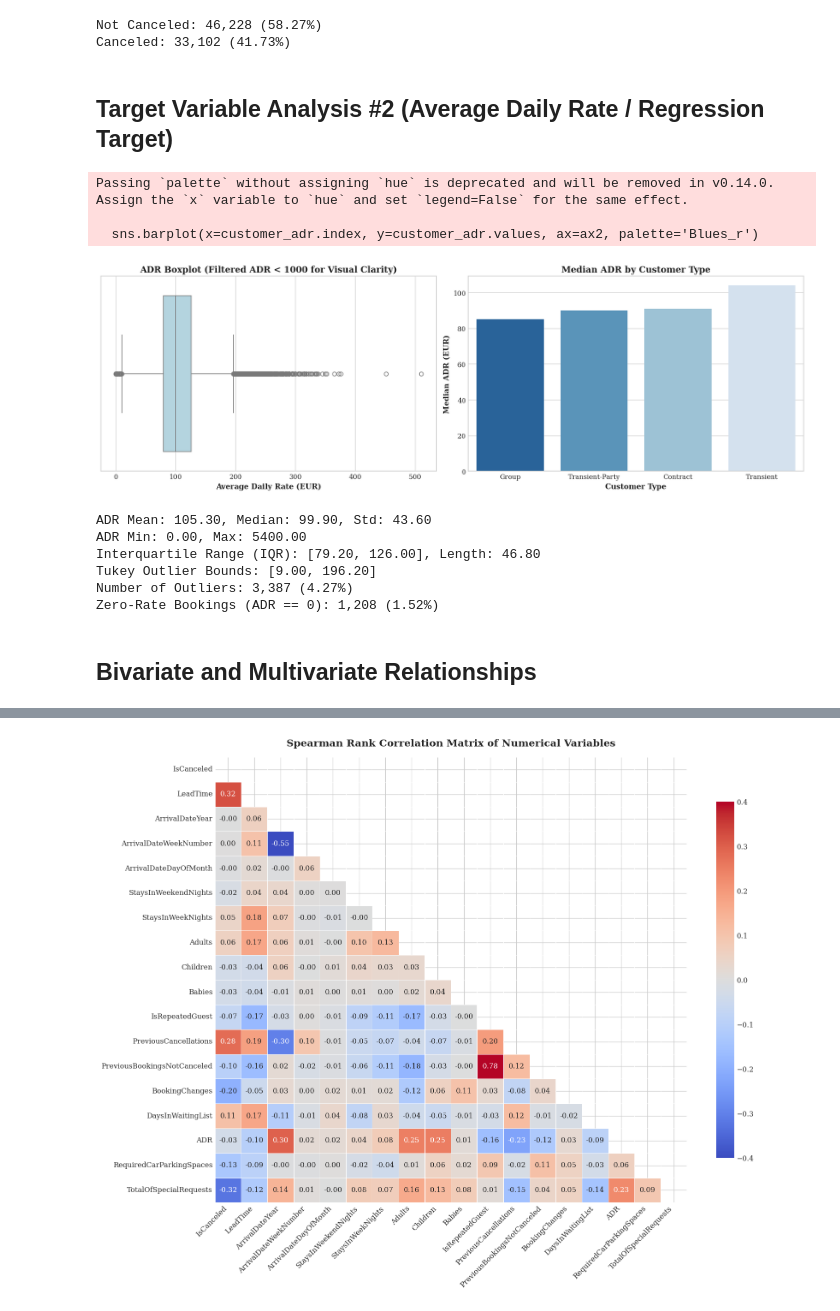
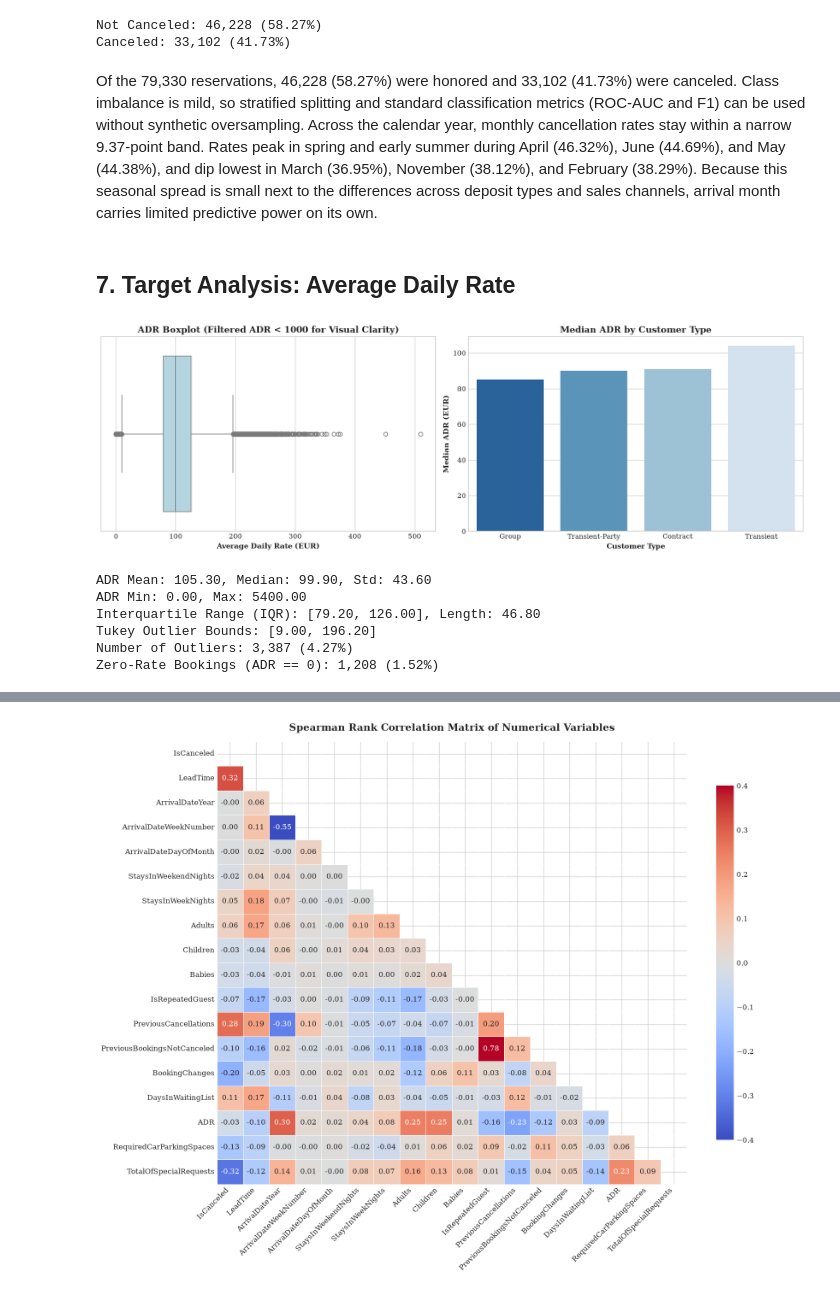
Before and after one commit to Auipp/Machine-Learning-F26, a Jupyter notebook: notebooks/milestone1_EDA.ipynb, the cells around one changed output, grey strips where cells are left out. Saved outputs shown, nothing was run; the diff lists cells and outputs as text; code cells hidden in the pictures.

```diff
--- a/notebooks/milestone1_EDA.ipynb
+++ b/notebooks/milestone1_EDA.ipynb
@@ -197,46 +243,43 @@ print(f'Canceled: {cancel_counts[1]:,} ({cancel_pcts[1]:.2f}%)')
 [figure]
 Not Canceled: 46,228 (58.27%)
 Canceled: 33,102 (41.73%)
+# %% [markdown]
+Of the 79,330 reservations, 46,228 (58.27%) were honored and 33,102 (41.73%) were canceled. Class imbalance is mild, so stratified splitting and standard classification metrics (ROC-AUC and F1) can be used without synthetic oversampling. Across the calendar year, monthly cancellation rates stay within a narrow 9.37-point band. Rates peak in spring and early summer during April (46.32%), June (44.69%), and May (44.38%), and dip lowest in March (36.95%), November (38.12%), and February (38.29%). Because this seasonal spread is small next to the differences across deposit types and sales channels, arrival month carries limited predictive power on its own.
 # %% [markdown]
-## Target Variable Analysis #2 (Average Daily Rate / Regression Target)
+## 7. Target Analysis: Average Daily Rate
 # %%
 q25, q50, q75 = df['ADR'].quantile([0.25, 0.5, 0.75])
 iqr = q75 - q25
 lower_bound = q25 - 1.5 * iqr
 upper_bound = q75 + 1.5 * iqr
 outliers = df[(df['ADR'] < lower_bound) | (df['ADR'] > upper_bound)]
 
 fig, (ax1, ax2) = plt.subplots(1, 2, figsize=(15, 5))
 
 sns.boxplot(x=df[df['ADR'] < 1000]['ADR'], ax=ax1, color='lightblue')
 ax1.set_title('ADR Boxplot (Filtered ADR < 1000 for Visual Clarity)')
 ax1.set_xlabel('Average Daily Rate (EUR)')
 
 customer_adr = df[df['ADR'] < 1000].groupby('CustomerType')['ADR'].median().sort_values()
-sns.barplot(x=customer_adr.index, y=customer_adr.values, ax=ax2, palette='Blues_r')
+sns.barplot(x=customer_adr.index, y=customer_adr.values, hue=customer_adr.index, ax=ax2, palette='Blues_r', legend=False)
 ax2.set_title('Median ADR by Customer Type')
 ax2.set_xlabel('Customer Type')
 ax2.set_ylabel('Median ADR (EUR)')
 
 plt.tight_layout()
 plt.show()
 
 print(f'ADR Mean: {df["ADR"].mean():.2f}, Median: {q50:.2f}, Std: {df["ADR"].std():.2f}')
 print(f'ADR Min: {df["ADR"].min():.2f}, Max: {df["ADR"].max():.2f}')
 print(f'Interquartile Range (IQR): [{q25:.2f}, {q75:.2f}], Length: {iqr:.2f}')
 print(f'Tukey Outlier Bounds: [{lower_bound:.2f}, {upper_bound:.2f}]')
 print(f'Number of Outliers: {len(outliers):,} ({(len(outliers) / len(df)) * 100:.2f}%)')
 print(f'Zero-Rate Bookings (ADR == 0): {(df["ADR"] == 0).sum():,} ({((df["ADR"] == 0).sum() / len(df)) * 100:.2f}%)')
 # %% [output]
+[figure]
-Passing `palette` without assigning `hue` is deprecated and will be removed in v0.14.0. Assign the `x` variable to `hue` and set `legend=False` for the same effect.
-
-  sns.barplot(x=customer_adr.index, y=customer_adr.values, ax=ax2, palette='Blues_r')
+ADR Mean: 105.30, Median: 99.90, Std: 43.60
+ADR Min: 0.00, Max: 5400.00
+Interquartile Range (IQR): [79.20, 126.00], Length: 46.80
+Tukey Outlier Bounds: [9.00, 196.20]
+Number of Outliers: 3,387 (4.27%)
+Zero-Rate Bookings (ADR == 0): 1,208 (1.52%)
-[figure]
-ADR Mean: 105.30, Median: 99.90, Std: 43.60
-ADR Min: 0.00, Max: 5400.00
-Interquartile Range (IQR): [79.20, 126.00], Length: 46.80
-Tukey Outlier Bounds: [9.00, 196.20]
-Number of Outliers: 3,387 (4.27%)
-Zero-Rate Bookings (ADR == 0): 1,208 (1.52%)
-# %% [markdown]
-## Bivariate and Multivariate Relationships
```
Also changed, not shown: parts of 34 cells of this notebook.
